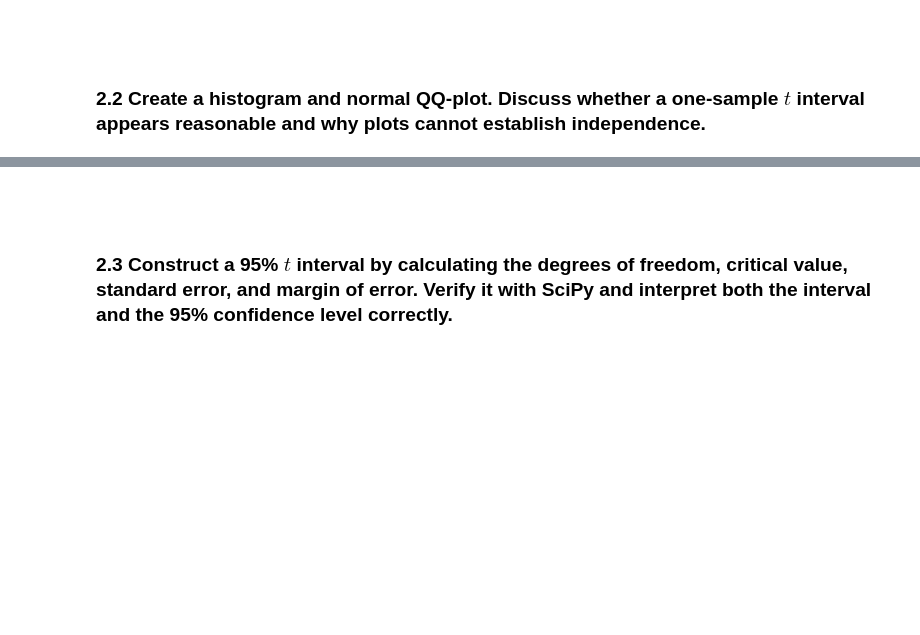
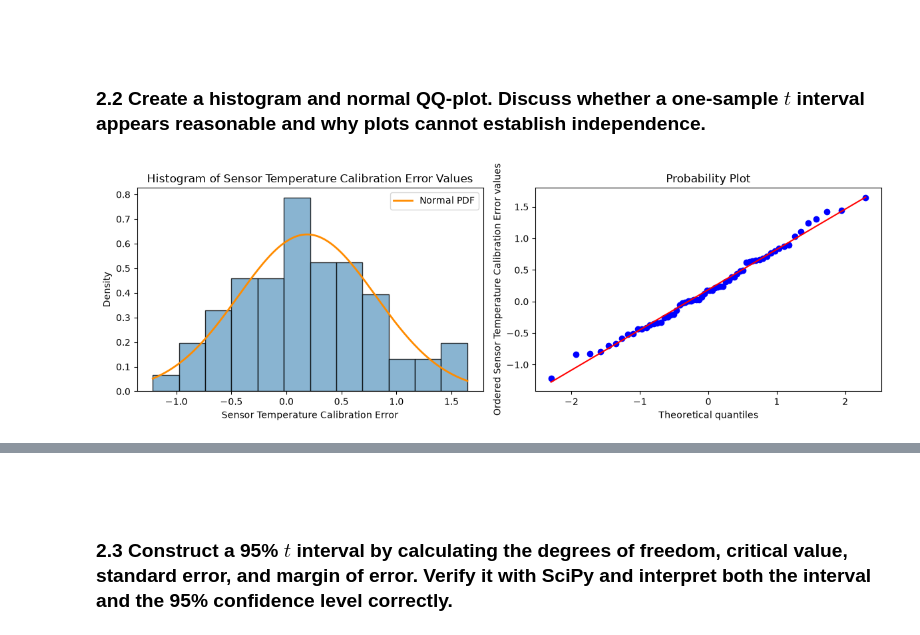
Before and after one commit to Dogmeat2000/sta1, a Jupyter notebook: assignment3/assignment3.ipynb, the cells around one changed output, grey strips where cells are left out. Drawn from its saved outputs; the diff is of its cells as text; code cells hidden in the pictures; blank space fills up the shorter version.

```diff
--- a/assignment3/assignment3.ipynb
+++ b/assignment3/assignment3.ipynb
@@ -186,4 +189,20 @@ For this sample, this means that we use $s$ to measure how much the calibration
 <br><br>
 ### 2.2 Create a histogram and normal QQ-plot. Discuss whether a one-sample $t$ interval appears reasonable and why plots cannot establish independence.
 # %%
-# TODO: Kristian
+# Kristian
+
+fig, axes = plt.subplots(1, 2, figsize=(12, 4))
+xs = np.linspace(x.min(), x.max(), 200)
+axes[0].hist(x, bins=12, density=True, edgecolor="black", color="#6CA2C6", alpha=0.8)
+axes[0].plot(xs, stats.norm(loc=xbar, scale=s).pdf(xs), color="#FF8C00", lw=2, label="Normal PDF")
+axes[0].set_title("Histogram of Sensor Temperature Calibration Error Values")
+axes[0].set_xlabel("Sensor Temperature Calibration Error")
+axes[0].set_ylabel("Density")
+axes[0].legend()
+probplot(x, plot=axes[1])
+axes[1].set_xlabel("Theoretical quantiles")
+axes[1].set_ylabel("Ordered Sensor Temperature Calibration Error values")
+plt.tight_layout()
+plt.show()
+# %% [output]
+[figure, added]
```
Also changed, not shown: parts of 2 cells of this notebook.
